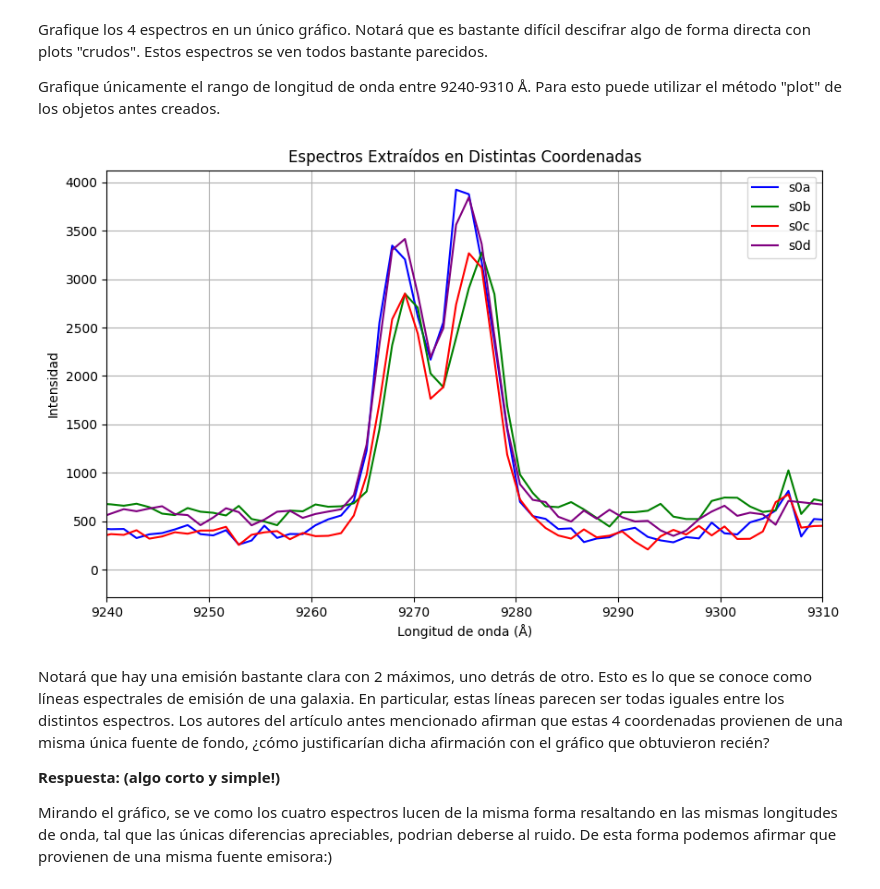
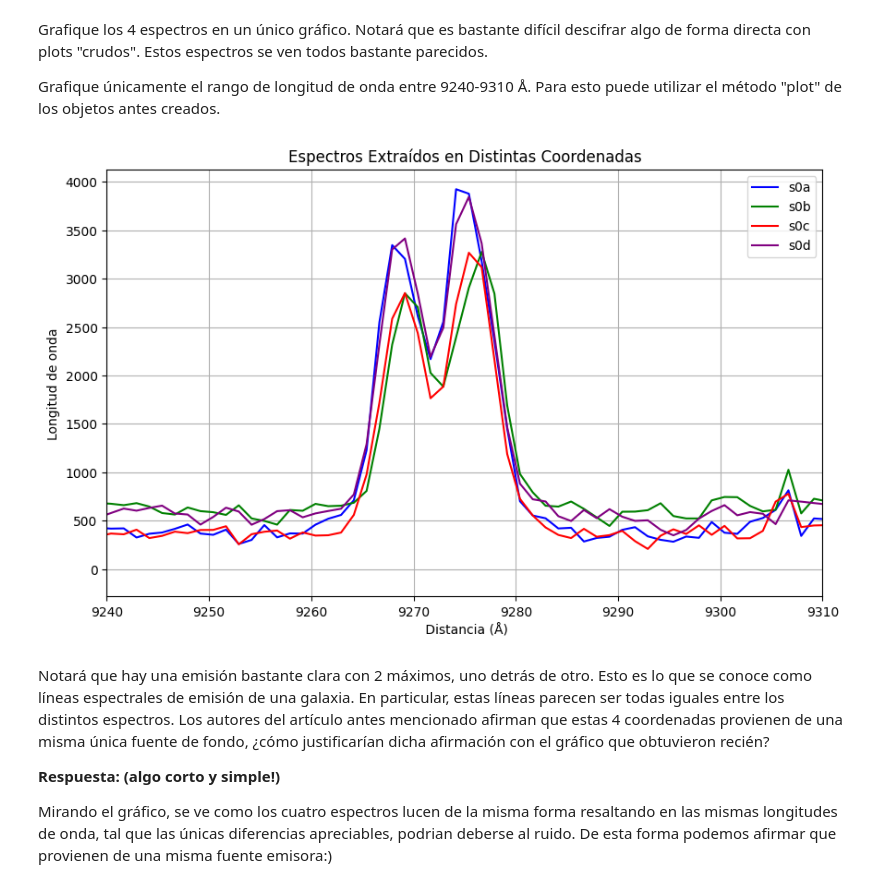
Before and after one commit to Cristobal-Gomez/Tarea-4, a Jupyter notebook: Tarea4.ipynb, the cells around one changed output. Saved outputs shown, nothing was run; the diff lists cells and outputs as text; code cells hidden in the pictures.

```diff
--- a/Tarea4.ipynb
+++ b/Tarea4.ipynb
@@ -256,30 +256,30 @@ Para esto puede utilizar el método "plot" de los objetos antes creados.
 # %%
 # Inserte su gráfico a continuación:
 
 plt.figure(figsize=(10, 6))
 
 
 lambda_s0a = espectro_s0a.wave.coord()
 plt.plot(lambda_s0a, espectro_s0a.data, label='s0a', color='blue')
 
 lambda_s0b = espectro_s0b.wave.coord()
 plt.plot(lambda_s0b, espectro_s0b.data, label='s0b', color='green')
 
 lambda_s0c = espectro_s0c.wave.coord()
 plt.plot(lambda_s0c, espectro_s0c.data, label='s0c', color='red')
 
 lambda_s0d = espectro_s0d.wave.coord()
 plt.plot(lambda_s0d, espectro_s0d.data, label='s0d', color='purple')
 
 plt.xlim(9240, 9310)
-plt.xlabel('Longitud de onda (Å)')
-plt.ylabel('Intensidad')
+plt.xlabel(' Distancia (Å)')
+plt.ylabel('Longitud de onda')
 plt.title('Espectros Extraídos en Distintas Coordenadas')
 plt.legend()
 plt.grid(True)
 plt.show()
 # %% [output]
-[figure, old version]
+[figure, new version]
 # %% [markdown]
 
 Notará que hay una emisión bastante clara con 2 máximos, uno detrás de otro.
```
Also changed, not shown: parts of 8 cells of this notebook.
